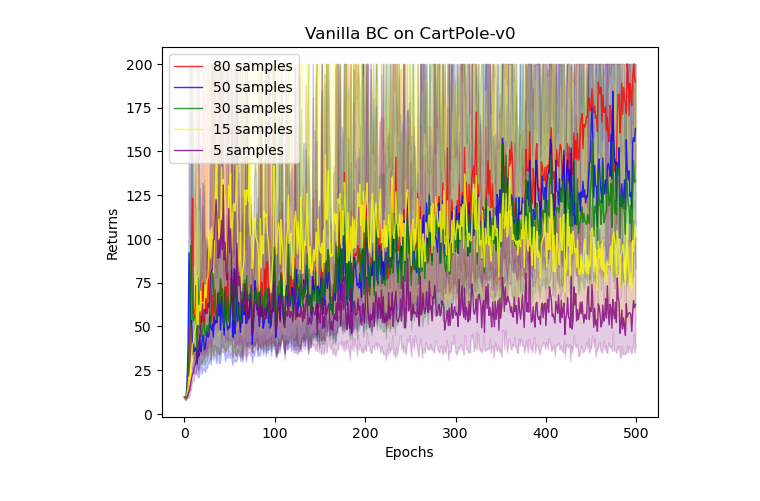
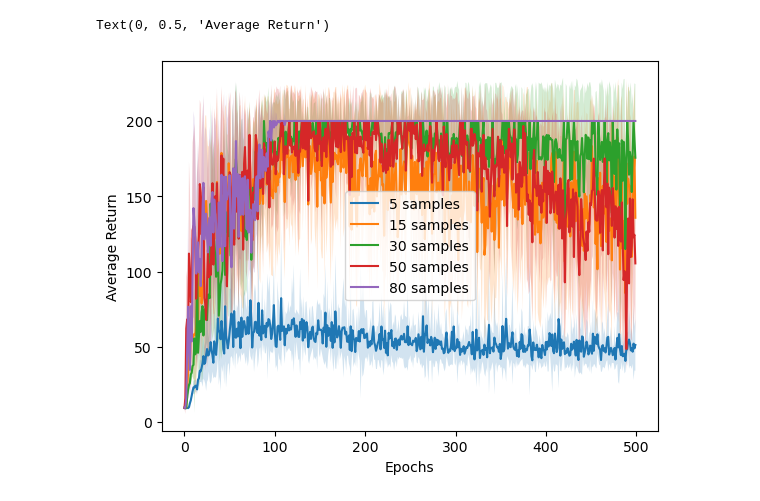
Before and after one commit to RanZhu1989/RL_PlayGround, a Jupyter notebook: Imitation_Learning/Vanilla_BC.ipynb, the cells around one changed output. Saved outputs shown, nothing was run; the diff lists cells and outputs as text; code cells hidden in the pictures.

```diff
--- a/Imitation_Learning/Vanilla_BC.ipynb
+++ b/Imitation_Learning/Vanilla_BC.ipynb
@@ -532 +267,20 @@ r5_min = Manger.test_returns_min
+# %%
+env = gym.make('CartPole-v0')
+
+"""Using 30 samples"""
+Manager = TrainManager(
+        env =  env,
+        exp_actor_path='../Models/CartPole1000_PPO_Actor.pth',
+        bc_lr = 1e-3,
+        bc_train_iters = 5,
+        bc_batch_size = 32,
+        bc_train_epoch_num = 500,
+        buffer_capacity = 1000000,
+        eval_iters = 10,
+        device = torch.device("cpu"),
+        seed = 0
+)
+Manager.sample_expert_data(n_episode=3,n_samples=30)
+Manager.train_bc() # train BC using data in buffer
+rewards_30 = Manager.eval_rewards
 # %%
@@ -590,19 +324,29 @@ r80_min = Manger.test_returns_min
-# %%
-iteration_list = list(range(len(r30_mean)))
-plt.plot(iteration_list, r80_mean, label='80 samples', color="red", alpha=0.8, linewidth=1)
-plt.fill_between(iteration_list, r80_min, r80_max, alpha=0.2, color="red")
-plt.plot(iteration_list, r50_mean, label='50 samples', color="blue", alpha=0.8, linewidth=1)
-plt.fill_between(iteration_list, r50_min, r50_max, alpha=0.2, color="blue")
-plt.plot(iteration_list, r30_mean, label='30 samples', color="green", alpha=0.8, linewidth=1)
-plt.fill_between(iteration_list, r30_min, r30_max, alpha=0.2, color="green")
-plt.plot(iteration_list, r15_mean, label='15 samples', color="yellow", alpha=0.8, linewidth=1)
-plt.fill_between(iteration_list, r15_min, r15_max, alpha=0.2, color="yellow")
-plt.plot(iteration_list, r5_mean, label='5 samples', color="purple", alpha=0.8, linewidth=1)
-plt.fill_between(iteration_list, r5_min, r5_max, alpha=0.2, color="purple")
-plt.xlabel('Epochs')
-plt.ylabel('Returns')
-plt.title("Vanilla BC on CartPole-v0")
-plt.legend()
-plt.show()
-# %% [output]
-[figure, removed]
+# %%
+plt.figure()
+rewards_5_mean = np.mean(rewards_5,axis=-1)
+rewards_5_std = np.std(rewards_5,axis=-1)
+rewards_15_mean = np.mean(rewards_15,axis=-1)
+rewards_15_std = np.std(rewards_15,axis=-1)
+rewards_30_mean = np.mean(rewards_30,axis=-1)
+rewards_30_std = np.std(rewards_30,axis=-1)
+rewards_50_mean = np.mean(rewards_50,axis=-1)
+rewards_50_std = np.std(rewards_50,axis=-1)
+rewards_80_mean = np.mean(rewards_80,axis=-1)
+rewards_80_std = np.std(rewards_80,axis=-1)
+
+plt.plot(rewards_5_mean,label='5 samples')
+plt.fill_between(np.arange(len(rewards_5_mean)),rewards_5_mean-rewards_5_std,rewards_5_mean+rewards_5_std,alpha=0.2)
+plt.plot(rewards_15_mean,label='15 samples')
+plt.fill_between(np.arange(len(rewards_15_mean)),rewards_15_mean-rewards_15_std,rewards_15_mean+rewards_15_std,alpha=0.2)
+plt.plot(rewards_30_mean,label='30 samples')
+plt.fill_between(np.arange(len(rewards_30_mean)),rewards_30_mean-rewards_30_std,rewards_30_mean+rewards_30_std,alpha=0.2)
+plt.plot(rewards_50_mean,label='50 samples')
+plt.fill_between(np.arange(len(rewards_50_mean)),rewards_50_mean-rewards_50_std,rewards_50_mean+rewards_50_std,alpha=0.2)
+plt.plot(rewards_80_mean,label='80 samples')
+plt.fill_between(np.arange(len(rewards_80_mean)),rewards_80_mean-rewards_80_std,rewards_80_mean+rewards_80_std,alpha=0.2)
+plt.legend()
+plt.xlabel('Epochs')
+plt.ylabel('Average Return')
+# %% [output]
+Text(0, 0.5, 'Average Return')
+[figure, added]
```
Also changed, not shown: parts of 12 cells of this notebook, 29 other files.
